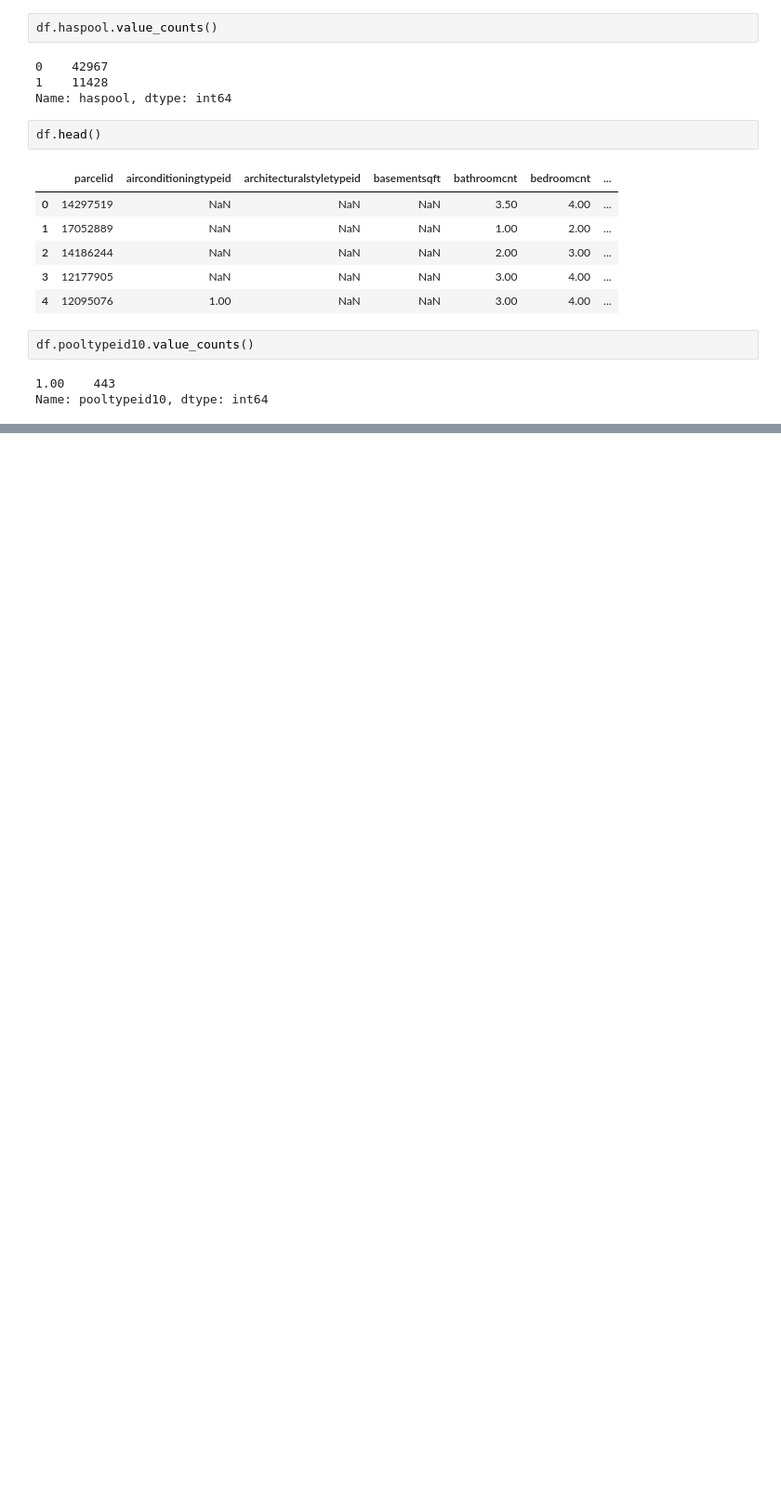
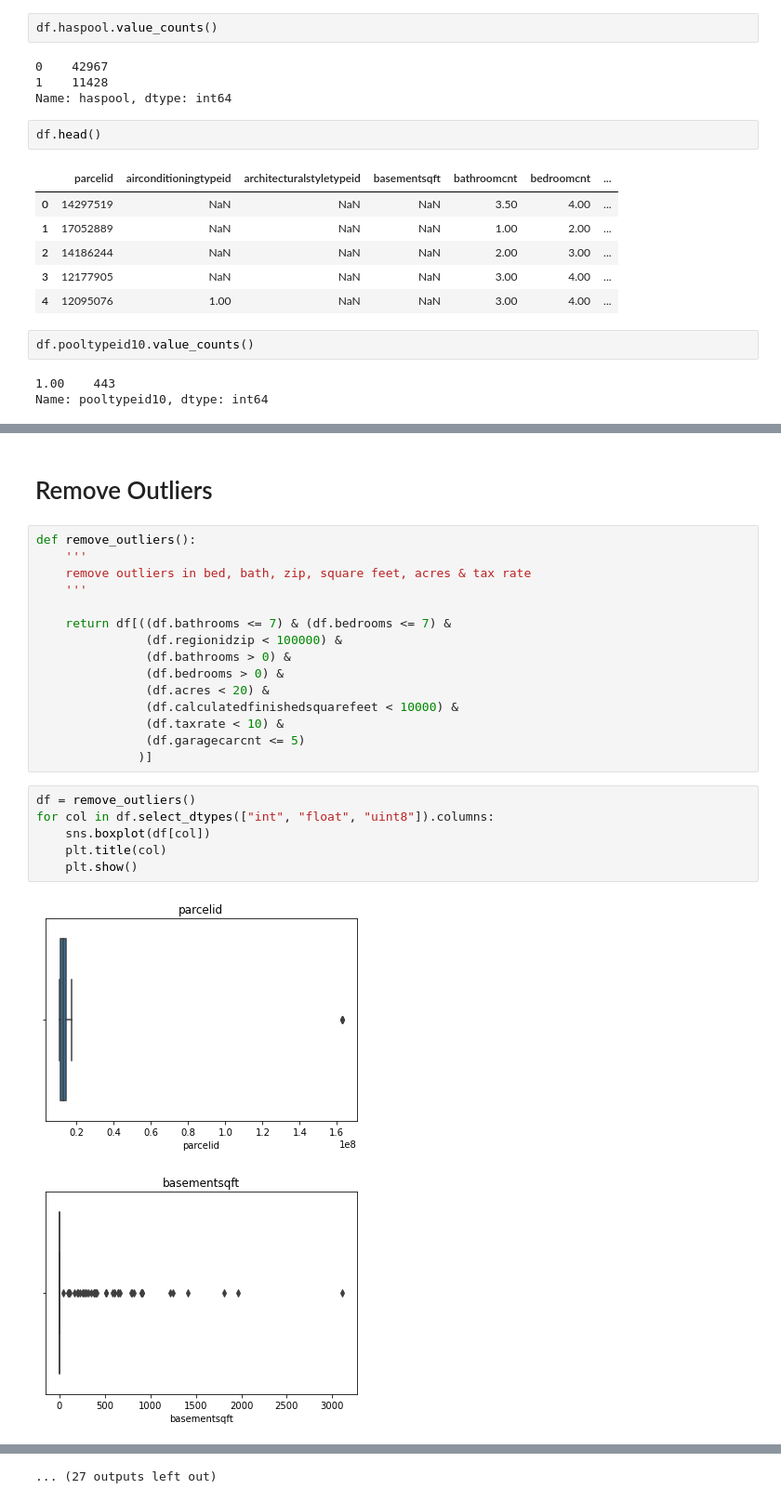
Before and after one commit to mil2tech/clustering_project, a Jupyter notebook: project-workbook.ipynb, the cells around one changed output, grey strips where cells are left out. Shown at 93% size. Cells and saved outputs as stored; diff of their text form; blank space fills up the shorter version.

```diff
--- a/project-workbook.ipynb
+++ b/project-workbook.ipynb
@@ -577,0 +959,26 @@ df["pooltypeid10"].fillna( 0 , inplace = True)
+# %% [markdown]
+# Remove Outliers
+# %%
+def remove_outliers():
+    '''
+    remove outliers in bed, bath, zip, square feet, acres & tax rate
+    '''
+
+    return df[((df.bathrooms <= 7) & (df.bedrooms <= 7) &
+               (df.regionidzip < 100000) &
+               (df.bathrooms > 0) &
+               (df.bedrooms > 0) &
+               (df.acres < 20) &
+               (df.calculatedfinishedsquarefeet < 10000) &
+               (df.taxrate < 10) &
+               (df.garagecarcnt <= 5)
+              )]
+# %%
+df = remove_outliers()
+for col in df.select_dtypes(["int", "float", "uint8"]).columns:
+    sns.boxplot(df[col])
+    plt.title(col)
+    plt.show()
+# %% [output]
+[figure, added]
+[figure, added]
@@ -577,0 +995 @@ df["pooltypeid10"].fillna( 0 , inplace = True)
+... (27 outputs left out)
```
Also changed, not shown: parts of 105 cells of this notebook, 3 other files.
